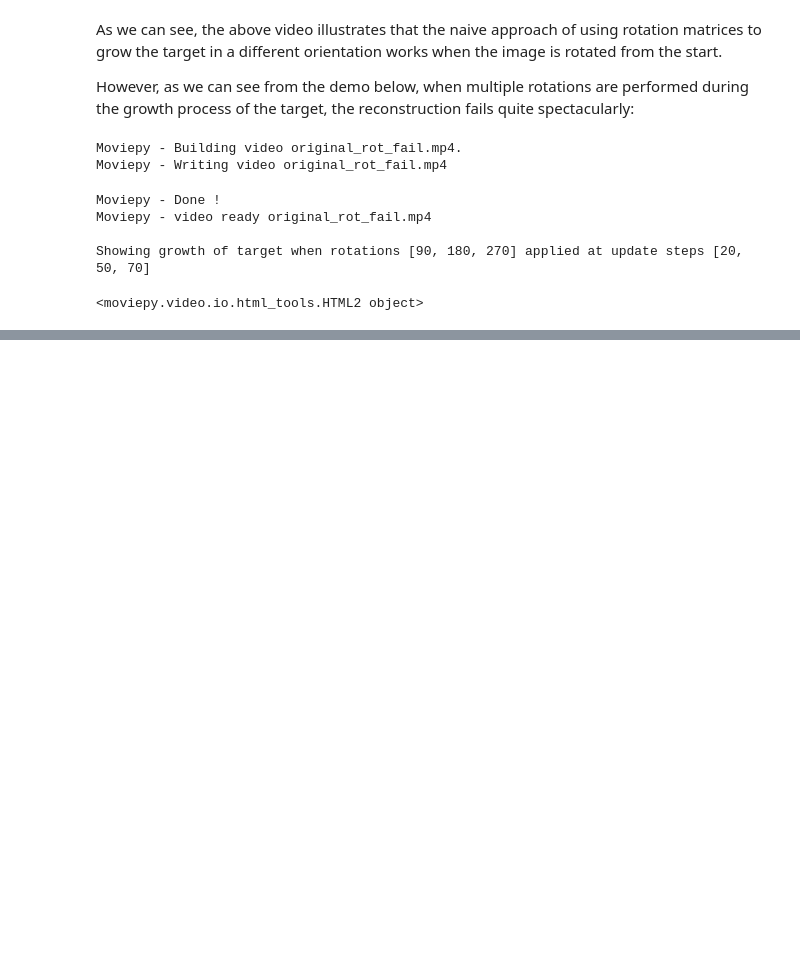
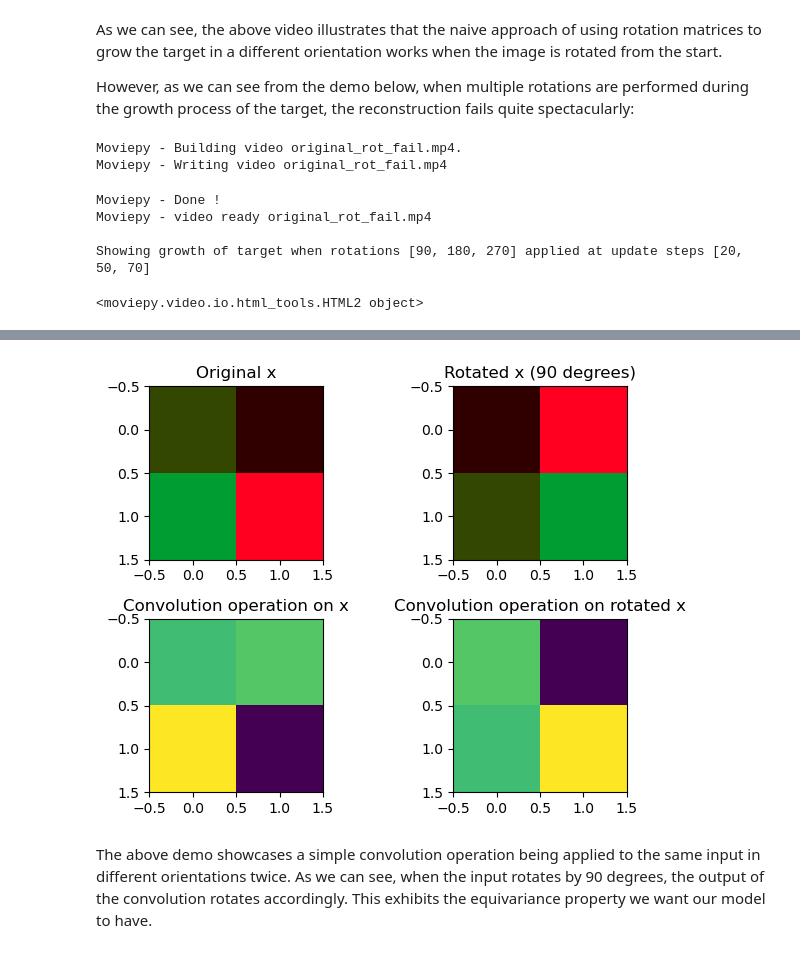
Before and after one commit to Radevsi/cellular-automata, a Jupyter notebook: symmetry/computational_essay/submission.ipynb, the cells around one changed output, grey strips where cells are left out. Cells and saved outputs as stored; diff of their text form; code cells hidden in the pictures; blank space fills up the shorter version.

```diff
--- a/symmetry/computational_essay/submission.ipynb
+++ b/symmetry/computational_essay/submission.ipynb
@@ -472,0 +489,3 @@ If, however, a two-dimensional route is pursued, the equivariant model could pot
+# %%
+x = torch.randn(1, 3, 2, 2)
+r2_act = gspaces.Rot2dOnR2(N=4)
@@ -473 +502,47 @@ If, however, a two-dimensional route is pursued, the equivariant model could pot
+# %%
+# The input is a scalar field
+feat_type_trivial = e2cnn.nn.FieldType(r2_act, 3 * [r2_act.trivial_repr])
+
+# Internally, our feature fields transform under the regular representation
+feat_type = e2cnn.nn.FieldType(r2_act, 1 * [r2_act.regular_repr])
+
+# Wrap the input into the library's conventions
+geometric_x = e2cnn.nn.GeometricTensor(x, feat_type_trivial)
+
+# Apply a single 90-degree rotation to the input
+transformed_x = geometric_x.transform(1)
+
+# Construct invariant map back to scalars
+gpool = e2cnn.nn.GroupPooling(feat_type)
+
+# Define convolution operation
+out = e2cnn.nn.R2Conv(feat_type_trivial, feat_type, kernel_size=3, padding=(1,1), \
+                      groups=1).cpu()
+
+# Pass the input through the convolution layer
+geometric_y = gpool(out(geometric_x))
+output = geometric_y.tensor[0, ...].permute(1, 2, 0).detach()
+
+# Pass rotated input through convolution layer
+transformed_y = gpool(out(transformed_x)).tensor
+transformed_output = transformed_y[0, ...].permute(1, 2, 0).detach()
+
+# Plotting
+fig, ((ax1, ax2), (ax3, ax4)) = plt.subplots(2, 2)
+ax1.imshow(clip_tensor(x[0, ...].permute(1, 2, 0)))
+ax2.imshow(clip_tensor(transformed_x.tensor[0, ...].permute(1, 2, 0).detach()))
+ax3.imshow(output)
+ax4.imshow(transformed_output)
+
+ax1.set_title("Original x")
+ax2.set_title("Rotated x (90 degrees)")
+ax3.set_title("Convolution operation on x")
+ax4.set_title("Convolution operation on rotated x")
+
+fig.tight_layout()
+fig.show()
+# %% [output]
+[figure, added]
+# %% [markdown]
+The above demo showcases a simple convolution operation being applied to the same input in different orientations twice. As we can see, when the input rotates by 90 degrees, the output of the convolution rotates accordingly. This exhibits the equivariance property we want our model to have.
 # %% [markdown]
```
Also changed, not shown: parts of 55 cells of this notebook, 9 other files.
